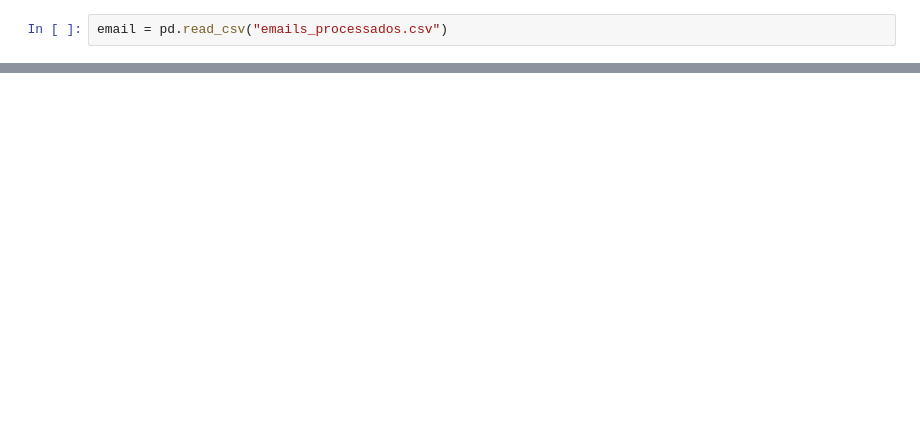
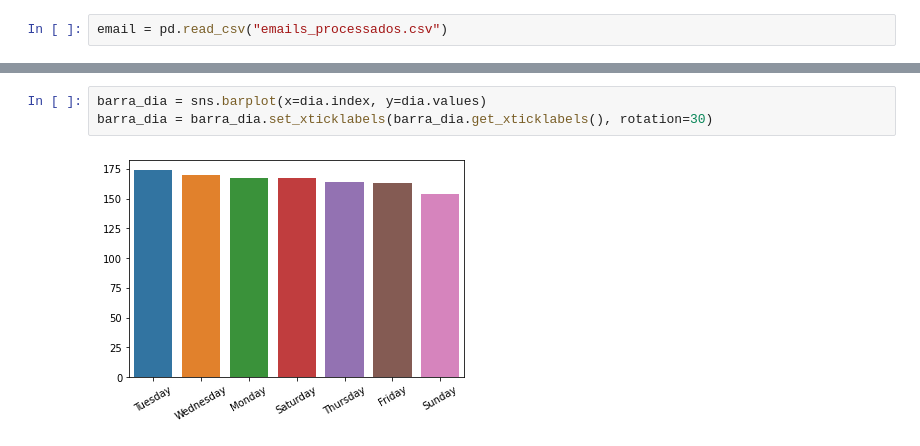
Before and after one commit to ViniciusMedeiros96/Statistic, a Jupyter notebook: Projeto/Projeto 2/Projeto_II.ipynb, the cells around one changed output, grey strips where cells are left out. Cells and saved outputs as stored; diff of their text form; blank space fills up the shorter version.

```diff
--- a/Projeto/Projeto 2/Projeto_II.ipynb
+++ b/Projeto/Projeto 2/Projeto_II.ipynb
@@ -21,0 +42,5 @@ email
+# %%
+barra_dia = sns.barplot(x=dia.index, y=dia.values)
+barra_dia = barra_dia.set_xticklabels(barra_dia.get_xticklabels(), rotation=30)
+# %% [output]
+[figure, added]
```
Also changed, not shown: parts of 17 cells of this notebook, 9 other files.
